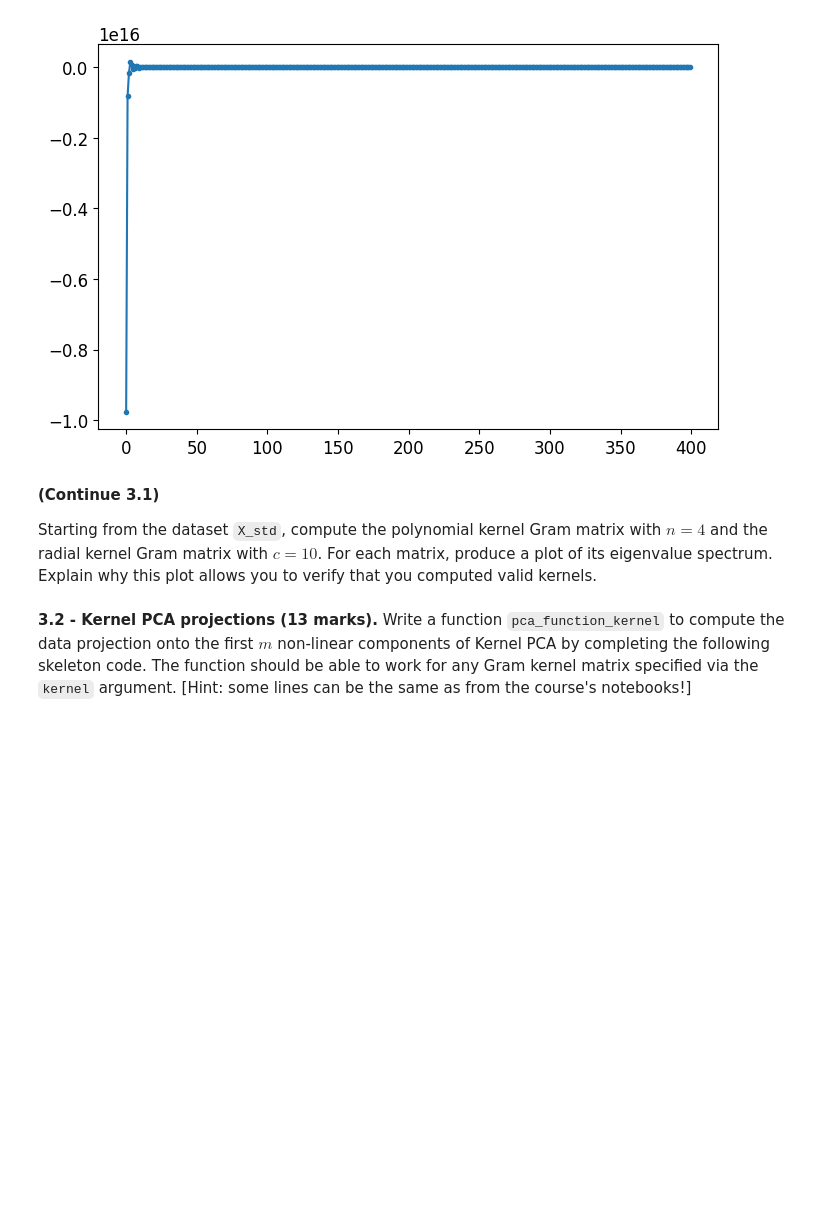
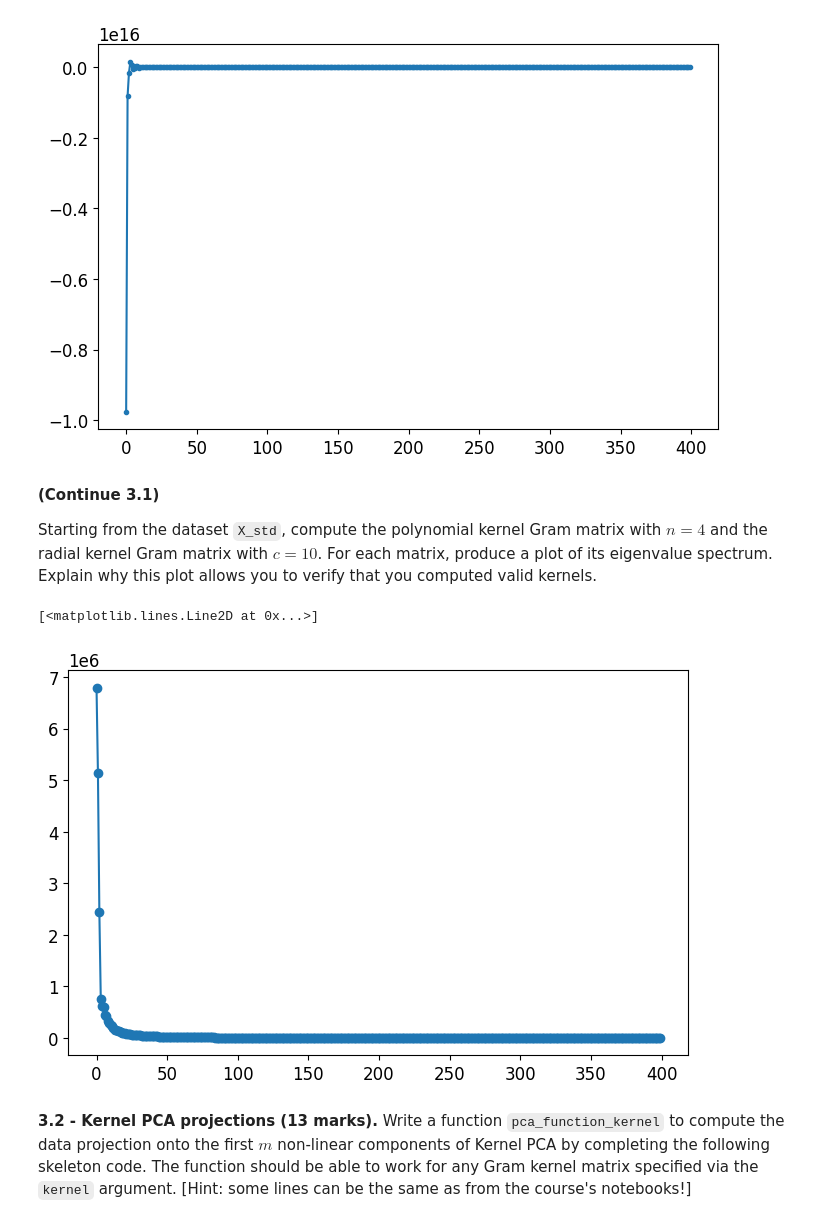
Before and after one commit to alisaklymchuk/data_science_math60026, a Jupyter notebook: 2025/CID_Coursework2_Part2.ipynb, the cells around one changed output. Drawn from its saved outputs; the diff is of its cells as text; code cells hidden in the pictures; blank space fills up the shorter version.

```diff
--- a/2025/CID_Coursework2_Part2.ipynb
+++ b/2025/CID_Coursework2_Part2.ipynb
@@ -226,17 +226,20 @@ Starting from the dataset `X_std`, compute the polynomial kernel Gram matrix wit
 # %%
 n = 4
 c = 10
 # Gram matrices of kernels
 poly_gram = polynomial_kernel(X_std, X_std, n=n)
 radial_gram = radial_kernel(X_std, X_std, c=c)
 
 # Eigenvalue spectrums of kernels
 poly_eig = np.linalg.eigvals(poly_gram)
 raidal_eig = np.linalg.eigvals(radial_gram)
 
 # Plot eigenvalues
 plt.figure(figsize=(8,5))
-#plt.plot(poly_eig, marker='o')
+plt.plot(poly_eig, marker='o')
+# %% [output]
+[<matplotlib.lines.Line2D at 0x...>]
+[figure, added]
 # %% [markdown]
 **3.2 - Kernel PCA projections (13 marks).** Write a function `pca_function_kernel` to compute the data projection onto the first $m$ non-linear components of Kernel PCA by completing the following skeleton code. The function should be able to work for any Gram kernel matrix specified via the `kernel` argument. [Hint: some lines can be the same as from the course's notebooks!]
 # %%
```
Also changed, not shown: parts of 5 cells of this notebook.
